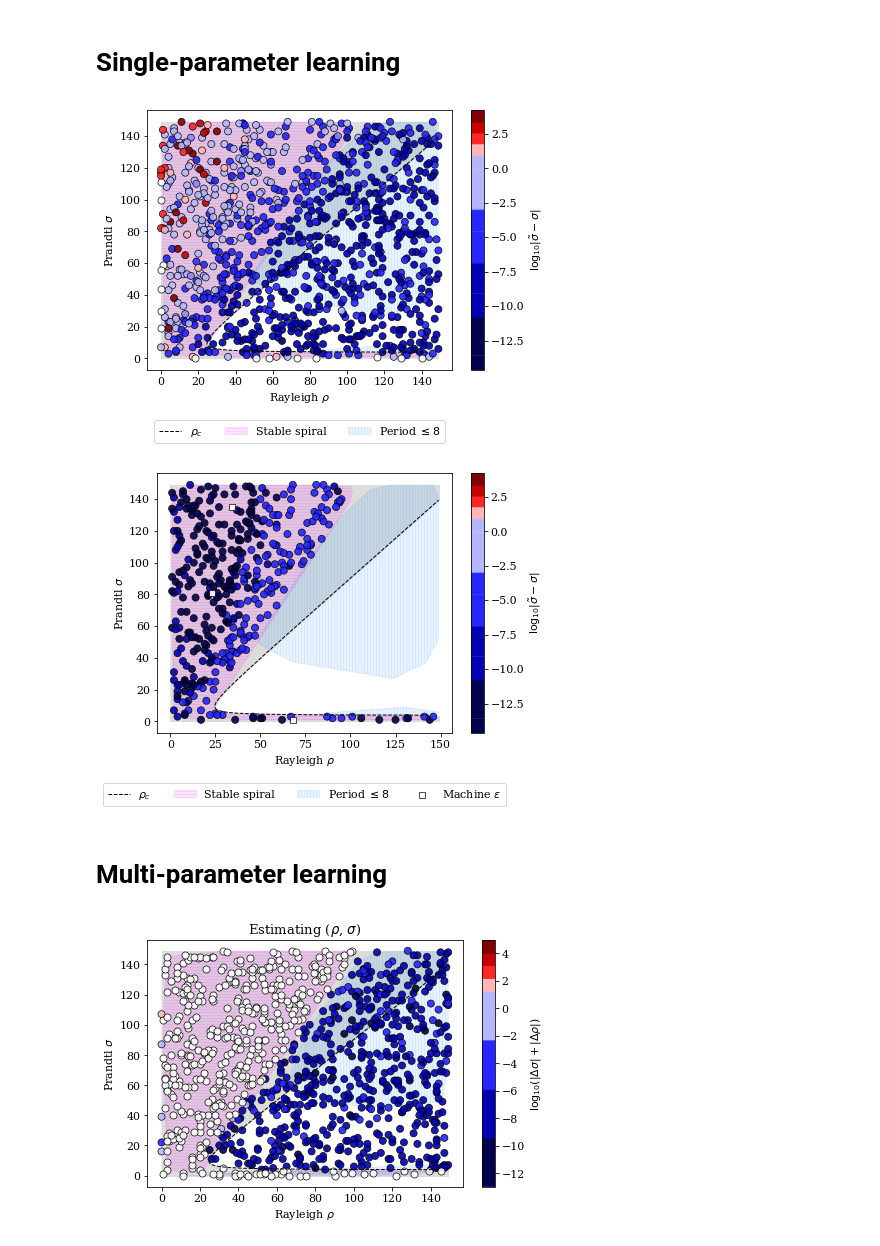
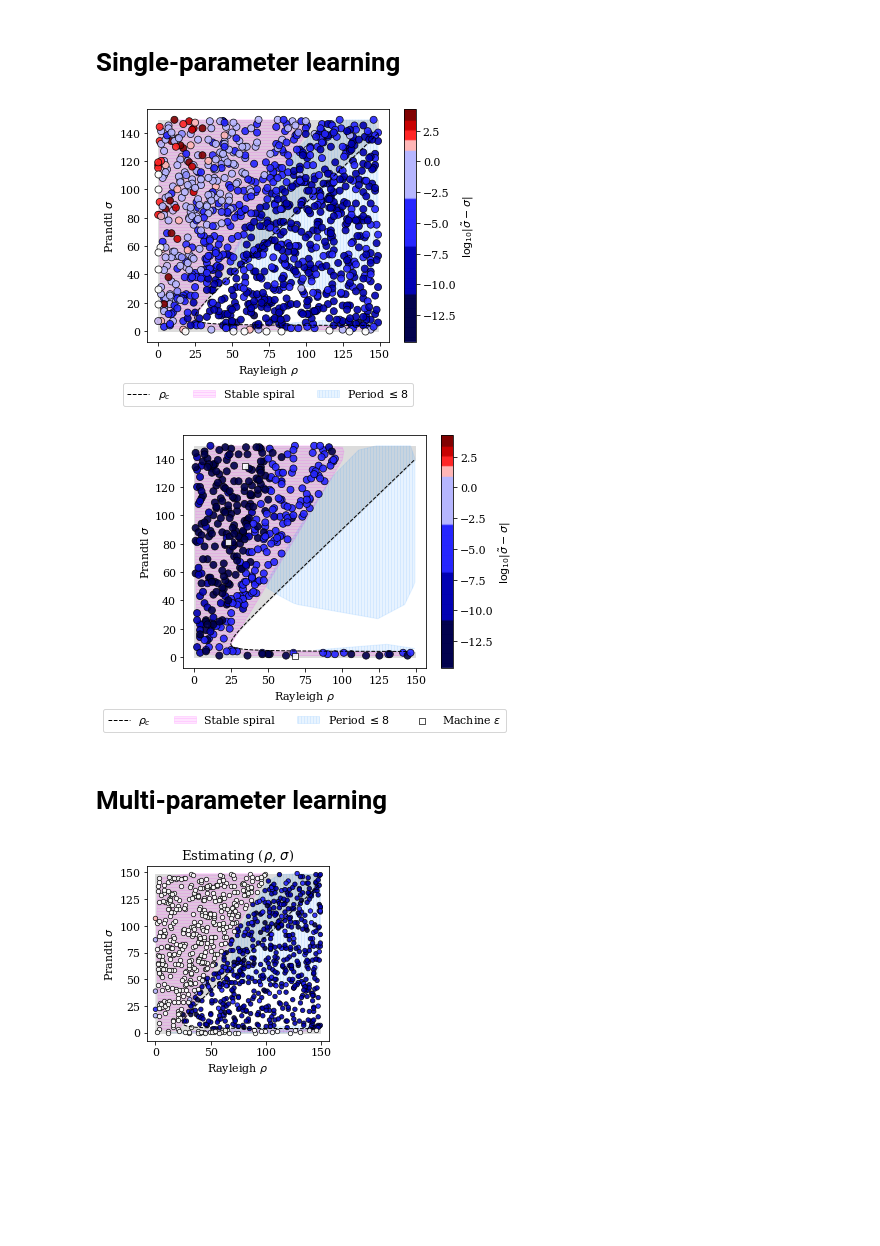
Before and after one commit to unis-ing/lorenz-parameter-learning, a Jupyter notebook: figures.ipynb, the cells around one changed output. Drawn from its saved outputs; the diff is of its cells as text; code cells hidden in the pictures; blank space fills up the shorter version.

Commit message:
change plot format

```diff
--- a/figures.ipynb
+++ b/figures.ipynb
@@ -12,17 +15,17 @@ plt.rcParams["font.size"] = 11
 # %%
 params, errs, periods, spirals = get_plot_data('data/sigma/*')
 params_t, errs_t, periods_t, spirals_t = get_plot_data('data/sigma_translated/*')
 
 # set the file path of the figure
-save   = None
-save_t = None
+save   = 'singleparam_S'
+save_t = 'singleparam_S_translated'
 
 make_one_param_plot(params, errs, periods, spirals,
                     params_t, errs_t, periods_t, spirals_t,
                     save=save, save_t=save_t)
 # %% [output]
-[figure, old version]
+[figure, new version]
-[figure, old version]
+[figure, new version]
 # %% [markdown]
 # Multi-parameter learning
 # %%
@@ -31,9 +34,9 @@ save = None
 make_two_param_plot('RS', 'RS',
                     params, errs, periods, spirals,
                     MIN=-13, MAX=5,
-                    LEGEND_ON=False, save=save)
+                    CBAR_ON=False, save=save)
 # %% [output]
-[figure, old version]
+[figure, new version]
 # %%
 params, errs, periods, spirals = get_plot_data('data/rho_beta/*')
 save = None
```
Also changed, not shown: parts of 3 cells of this notebook, 1 other file.
